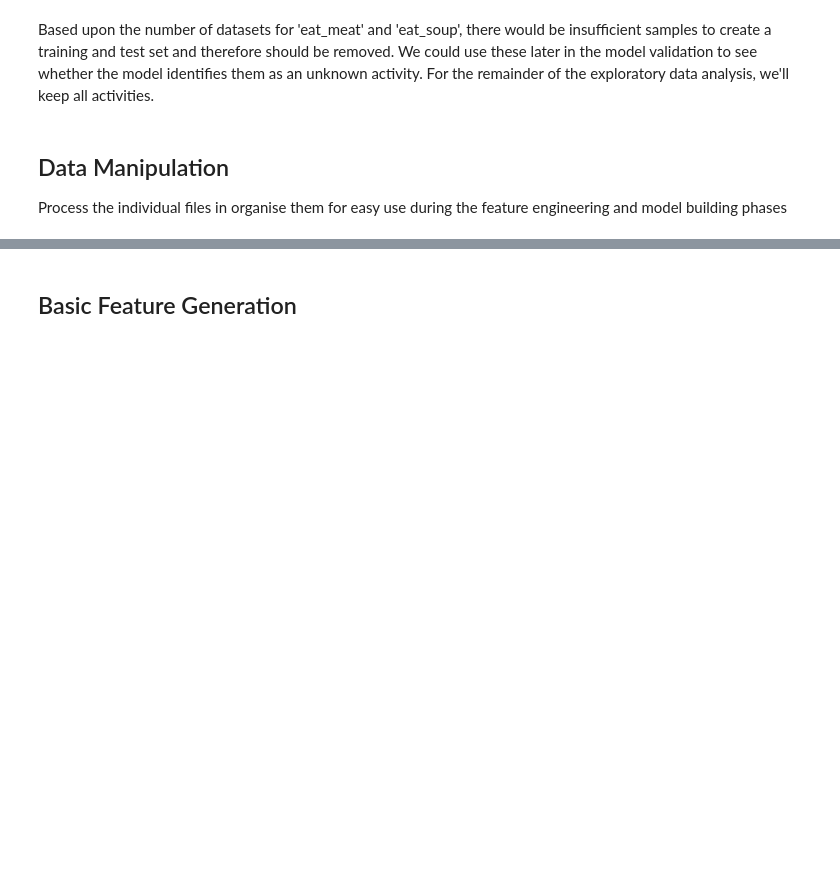
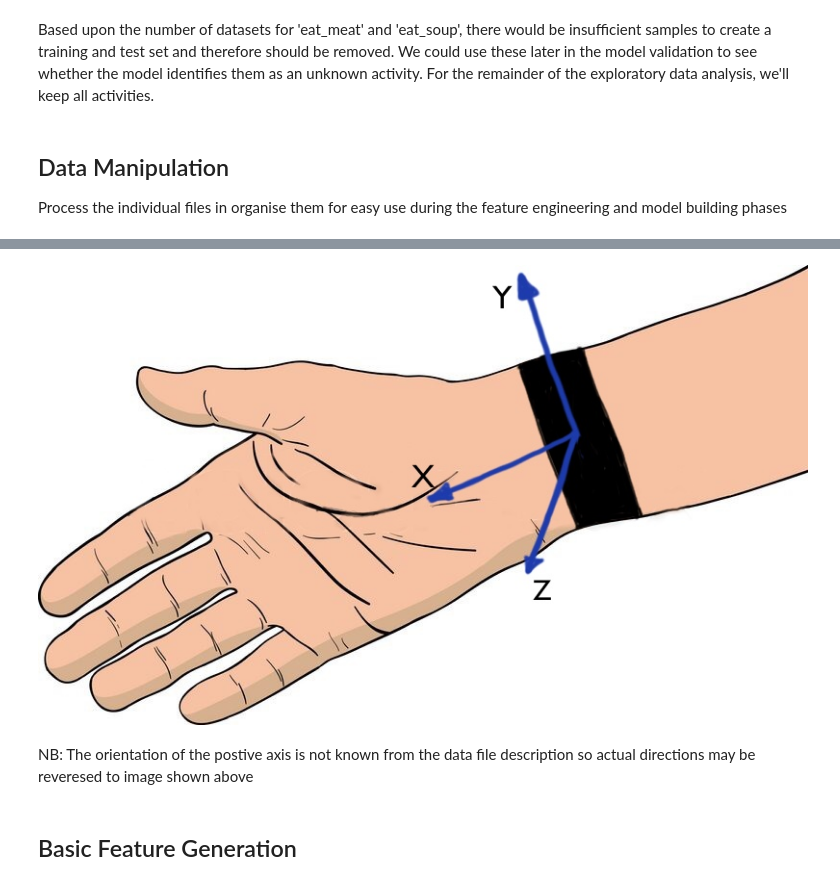
Before and after one commit to matt-gordon/DS-DC-13-Final-Project, a Jupyter notebook: Exploratory Data Analysis.ipynb, the cells around one changed output, grey strips where cells are left out. Drawn from its saved outputs; the diff is of its cells as text; code cells hidden in the pictures; blank space fills up the shorter version.

Commit message:
images rendered in notebook rather than markdown link

```diff
--- a/Exploratory Data Analysis.ipynb
+++ b/Exploratory Data Analysis.ipynb
@@ -96,3 +94,9 @@ NB: The orientation of the postive axis is not known from the data file descript
+# %%
+Image(filename='hand.jpg')
+# %% [output]
+[figure, added]
+# %% [markdown]
+NB: The orientation of the postive axis is not known from the data file description so actual directions may be reveresed to image shown above
 # %% [markdown]
 ## Basic Feature Generation
 # %%
```
Also changed, not shown: parts of 7 cells of this notebook.
